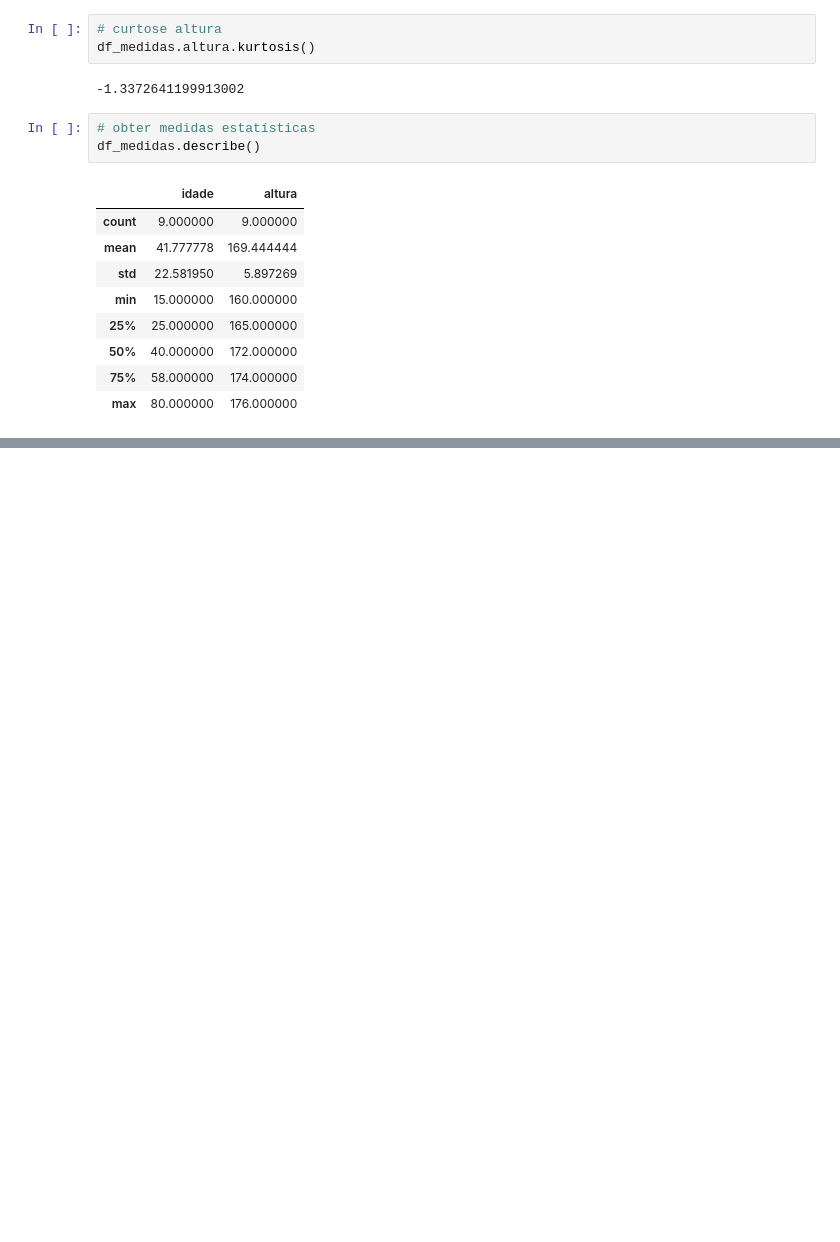
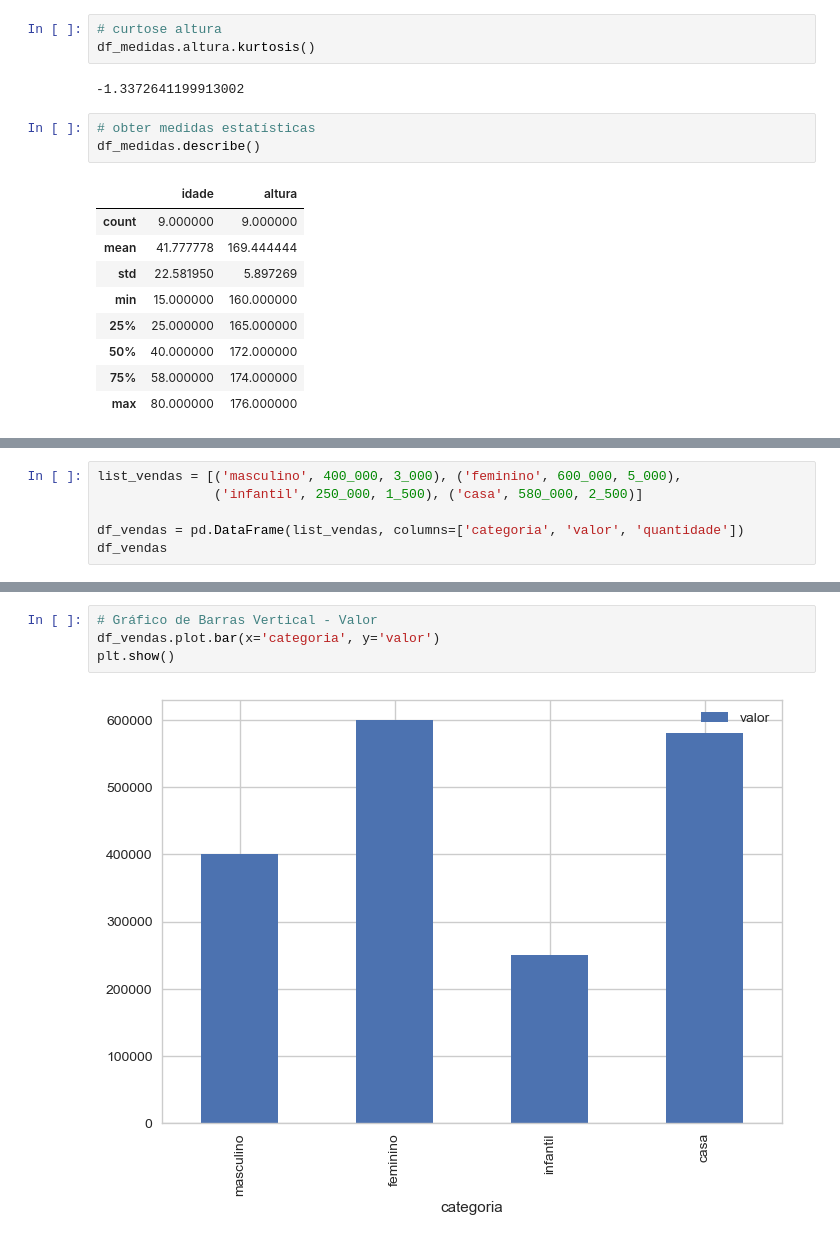
Before and after one commit to jouaraujo/ia_rocketseat, a Jupyter notebook: estatistica_devs.ipynb, the cells around one changed output, grey strips where cells are left out. Cells and saved outputs as stored; diff of their text form; blank space fills up the shorter version.

```diff
--- a/estatistica_devs.ipynb
+++ b/estatistica_devs.ipynb
@@ -107,0 +148,6 @@ df_medidas.describe()
+# %%
+list_vendas = [('masculino', 400_000, 3_000), ('feminino', 600_000, 5_000),
+               ('infantil', 250_000, 1_500), ('casa', 580_000, 2_500)]
+
+df_vendas = pd.DataFrame(list_vendas, columns=['categoria', 'valor', 'quantidade'])
+df_vendas
@@ -107,0 +160,6 @@ df_medidas.describe()
+# %%
+# Gráfico de Barras Vertical - Valor
+df_vendas.plot.bar(x='categoria', y='valor')
+plt.show()
+# %% [output]
+[figure, added]
```
Also changed, not shown: parts of 21 cells of this notebook.
